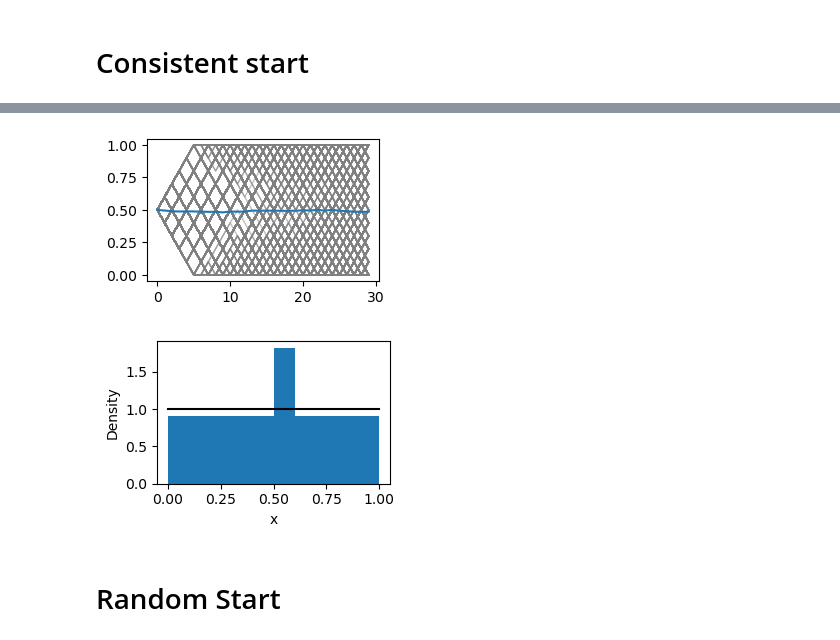
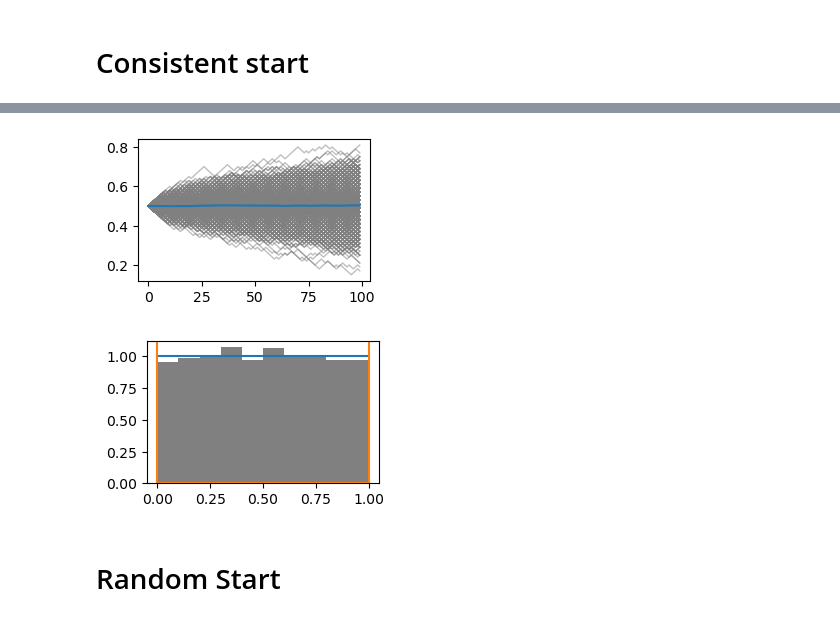
Before and after one commit to leoole100/fp2, a Jupyter notebook: 04 montecarlo/scripts/02 potential well.ipynb, the cells around one changed output, grey strips where cells are left out. Saved outputs shown, nothing was run; the diff lists cells and outputs as text; code cells hidden in the pictures.

```diff
--- a/04 montecarlo/scripts/02 potential well.ipynb
+++ b/04 montecarlo/scripts/02 potential well.ipynb
@@ -1,9 +1,11 @@
 # %%
 import numpy as np
 import matplotlib.pyplot as plt
+import matplotlib as mpl
 pt = 4/3
 halfsize = (3, 3/1.618)
 fullsize = (5, 5/1.618)
+colors = plt.rcParams['axes.prop_cycle'].by_key()['color']
 # %%
 def potf(x):
     return 0*x
@@ -20,7 +22,7 @@ def potpot(x):
 def potq(x):
     return 10*x**2/2
 
-def step(x,pot,dx=0.1):
+def step(x,pot,dx=0.01):
     dx = np.random.choice([-1,1],len(x))*dx
     return x + (np.random.random(len(x))<np.exp(-pot(x+dx)+pot(x)))*dx
 # %%
@@ -50,24 +52,25 @@ Wall time: 1.94 s
 # %%
 plt.figure(figsize=halfsize)
-end = 30
+end = 100
 for t in x.T:
 	plt.plot(t[0:end], color="gray", lw=1, alpha=0.5)
 plt.plot(np.average(x[0:end], axis=1))
 plt.savefig("../figures/02 time evolution.pdf")
 plt.show()
 # %% [output]
-[figure, old version]
+[figure, new version]
 # %%
 plt.figure(figsize=halfsize)
-hist, bins = np.histogram(x.ravel(), bins=np.arange(0, 1+0.1, 0.100), density=True)
-plt.bar(bins[:-1], hist, align="edge", width=1/len(hist))
-plt.plot([0,1], [1,1], color="black")
-plt.xlabel("x")
-plt.ylabel("Density")
-# plt.savefig("../figures/02 potential well.pdf")
+hist, bins = np.histogram(x[1000:].ravel(), bins=np.arange(0, 1+0.1, 0.1), density=True)
+plt.bar(bins[:-1], hist, align="edge", width=1/len(hist), color="gray")
+plt.plot([0,1], [1,1], color=colors[0])
+plt.plot([0, 1], [0, 0], color=colors[1])
+plt.axvline(0, color=colors[1])
+plt.axvline(1, color=colors[1])
+plt.savefig("../figures/02 histogram.pdf")
 plt.show()
 # %% [output]
-[figure, old version]
+[figure, new version]
 # %% [markdown]
 # Random Start
 # %%
```
Also changed, not shown: parts of 5 cells of this notebook, 3 other files.
